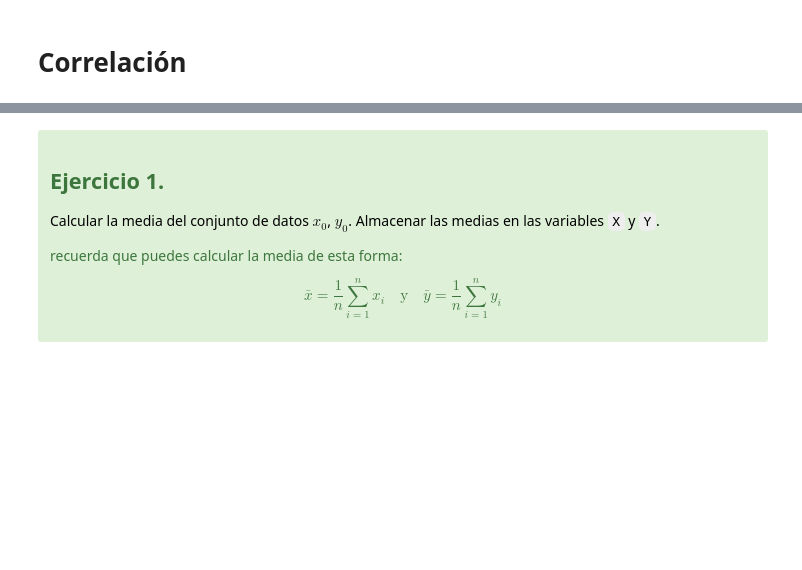
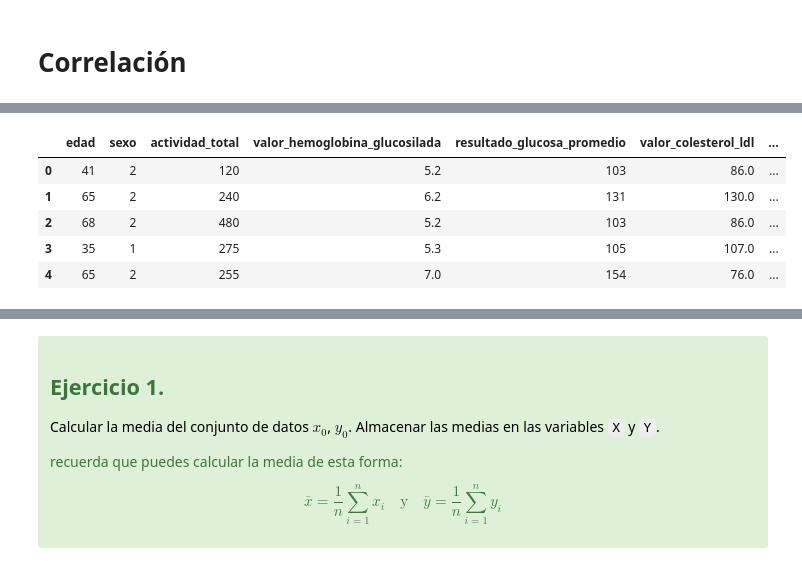
Before and after one commit to IrvinGranillo5/linear-regression, a Jupyter notebook: correlacion.ipynb, the cells around one changed output, grey strips where cells are left out. Saved outputs shown, nothing was run; the diff lists cells and outputs as text; code cells hidden in the pictures; blank space fills up the shorter version.

Commit message:
actualizacion de correlacion y limpieza Data Frame

```diff
--- a/correlacion.ipynb
+++ b/correlacion.ipynb
@@ -319,0 +67,31 @@ plt.show()
+# %%
+# Importando los datos
+#Obteniendo los array
+### BEGIN SOLUTION
+import pandas as pd
+import numpy as np
+
+df = pd.read_csv("Data.xls")
+
+# Conversión de cada columna en un arreglo para facilitar el análisis
+edad                          = df['edad'].to_numpy()
+sexo                          = df['sexo'].to_numpy()
+actividad_total               = df['actividad_total'].to_numpy()
+valor_hemoglobina_glucosilada = df['valor_hemoglobina_glucosilada'].to_numpy()
+resultado_glucosa_promedio   = df['resultado_glucosa_promedio'].to_numpy()
+valor_colesterol_ldl         = df['valor_colesterol_ldl'].to_numpy()
+valor_colesterol_hdl         = df['valor_colesterol_hdl'].to_numpy()
+valor_trigliceridos          = df['valor_trigliceridos'].to_numpy()
+masa_corporal                = df['masa_corporal'].to_numpy()
+medida_cintura               = df['medida_cintura'].to_numpy()
+riesgo_hipertension          = df['riesgo_hipertension'].to_numpy()
+tension_arterial             = df['tension_arterial'].to_numpy()
+df.head()
+### END SOLUTION
+# %% [output]
+|  | edad | sexo | actividad_total | valor_hemoglobina_glucosilada | resultado_glucosa_promedio | valor_colesterol_ldl | ... |
+| 0 | 41 | 2 | 120 | 5.2 | 103 | 86.0 | ... |
+| 1 | 65 | 2 | 240 | 6.2 | 131 | 130.0 | ... |
+| 2 | 68 | 2 | 480 | 5.2 | 103 | 86.0 | ... |
+| 3 | 35 | 1 | 275 | 5.3 | 105 | 107.0 | ... |
+| 4 | 65 | 2 | 255 | 7.0 | 154 | 76.0 | ... |
```
Also changed, not shown: parts of 22 cells of this notebook, 2 other files.
